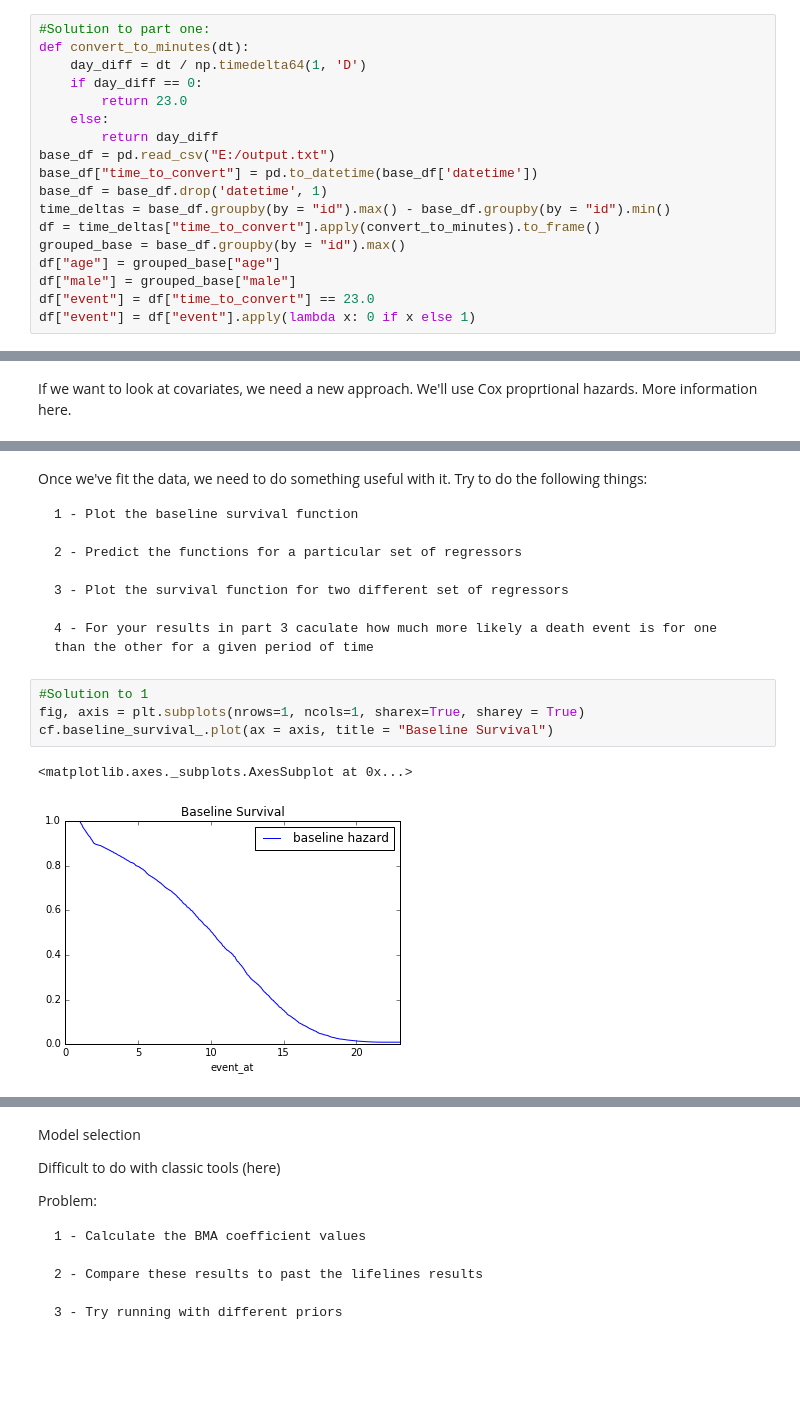
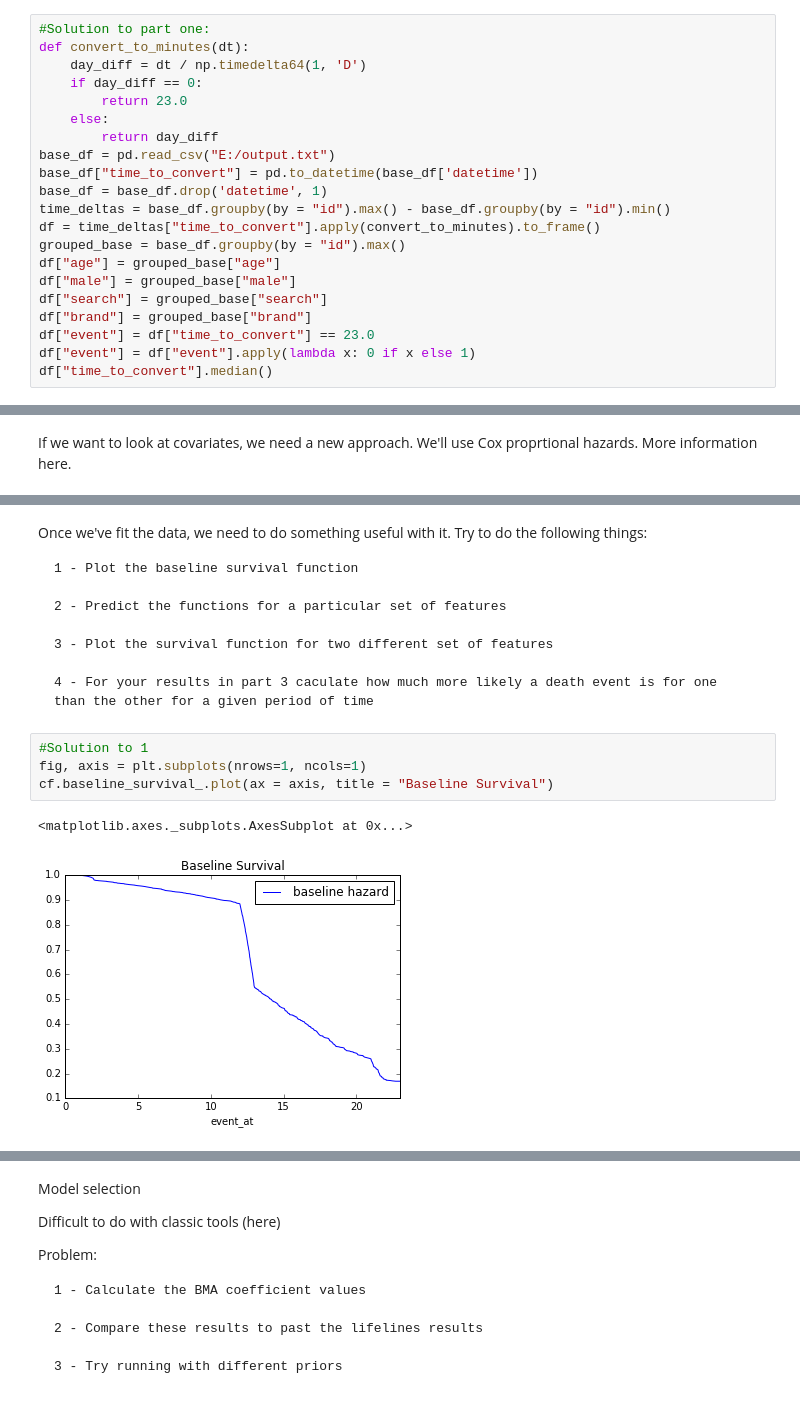
Before and after one commit to JakeColtman/BayesianSurvivalAnalysis, a Jupyter notebook: Full presentation.ipynb, the cells around one changed output, grey strips where cells are left out. Drawn from its saved outputs; the diff is of its cells as text; blank space fills up the shorter version.

```diff
--- a/Full presentation.ipynb
+++ b/Full presentation.ipynb
@@ -30,6 +30,9 @@ df = time_deltas["time_to_convert"].apply(convert_to_minutes).to_frame()
 grouped_base = base_df.groupby(by = "id").max()
 df["age"] = grouped_base["age"]
 df["male"] = grouped_base["male"]
+df["search"] = grouped_base["search"]
+df["brand"] = grouped_base["brand"]
 df["event"] = df["time_to_convert"] == 23.0
 df["event"] = df["event"].apply(lambda x: 0 if x else 1)
+df["time_to_convert"].median()
 # %% [output]
@@ -205,17 +191,17 @@ Once we've fit the data, we need to do something useful with it.  Try to do the
 
     1 - Plot the baseline survival function
 
-    2 - Predict the functions for a particular set of regressors
+    2 - Predict the functions for a particular set of features
 
-    3 - Plot the survival function for two different set of regressors
+    3 - Plot the survival function for two different set of features
 
     4 - For your results in part 3 caculate how much more likely a death event is for one than the other for a given period of time
 # %%
 #Solution to 1
-fig, axis = plt.subplots(nrows=1, ncols=1, sharex=True, sharey = True)
+fig, axis = plt.subplots(nrows=1, ncols=1)
 cf.baseline_survival_.plot(ax = axis, title = "Baseline Survival")
 # %% [output]
 <matplotlib.axes._subplots.AxesSubplot at 0x...>
-[figure, old version]
+[figure, new version]
 # %%
 # Solution to prediction
```
Also changed, not shown: parts of 12 cells of this notebook, 2 other files.
